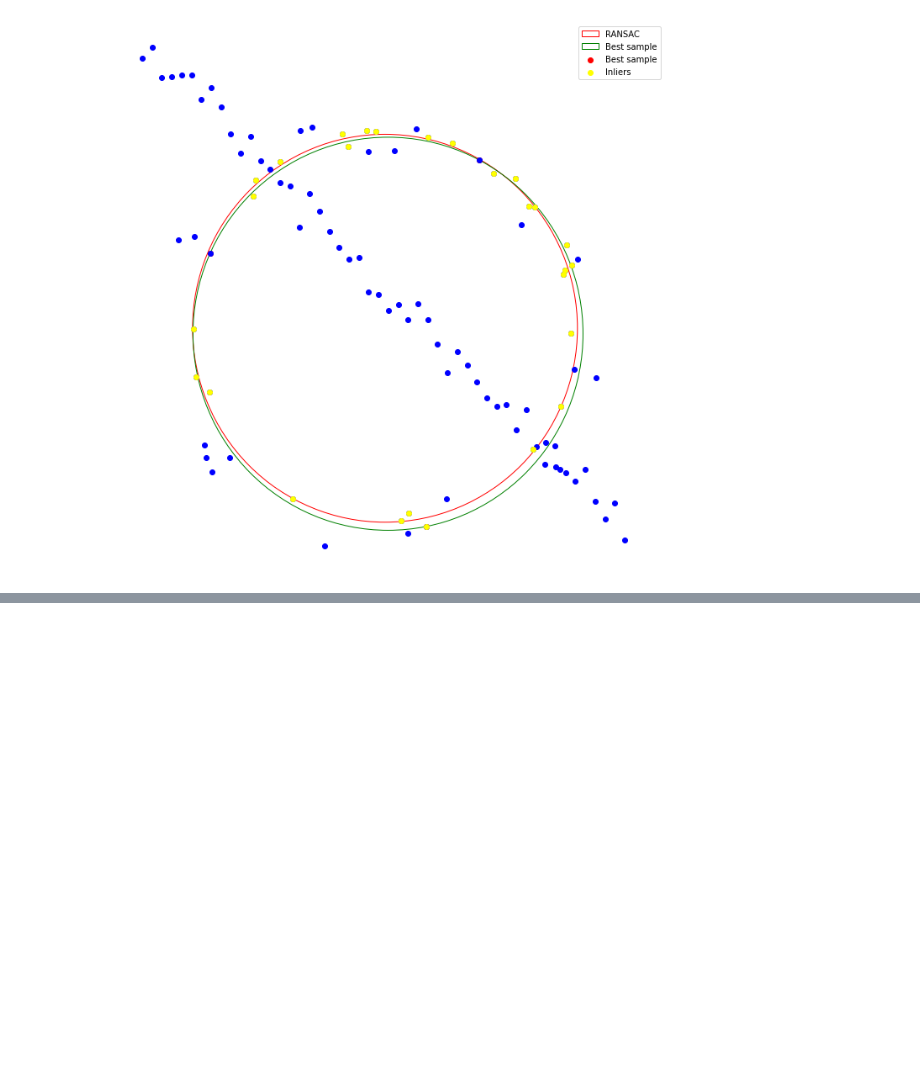
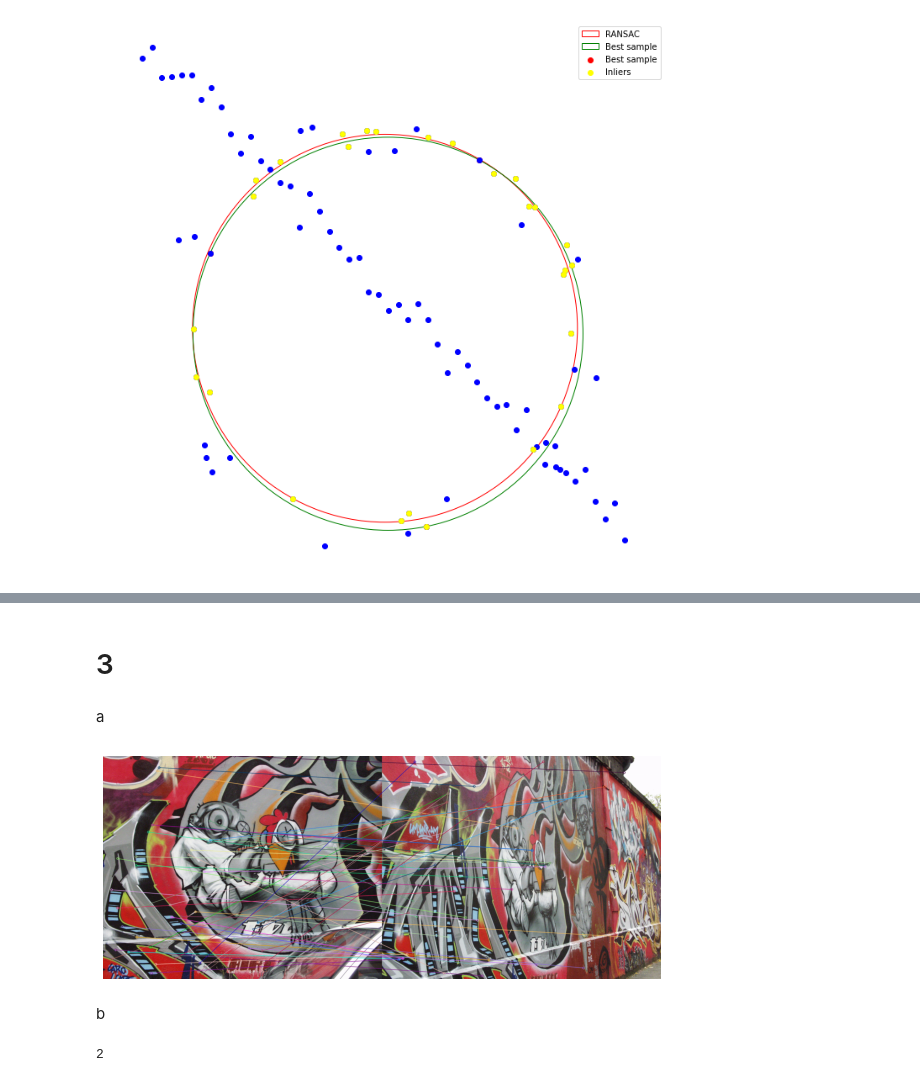
Before and after one commit to Maleeshas/Assignment_Image_Processing_EN2550, a Jupyter notebook: Assignment_02_190595J.ipynb, the cells around one changed output, grey strips where cells are left out. Cells and saved outputs as stored; diff of their text form; code cells hidden in the pictures; blank space fills up the shorter version.

```diff
--- a/Assignment_02_190595J.ipynb
+++ b/Assignment_02_190595J.ipynb
@@ -77,0 +178,43 @@ plt.show()
+# %% [markdown]
+# 3
+# %% [markdown]
+a
+# %%
+import cv2 as cv
+
+img1, img2 = cv.imread(r"Images\graf\img1.ppm"), cv.imread(r"Images\graf\img5.ppm")
+img1, img2 = cv.cvtColor(img1, cv.COLOR_BGR2RGB), cv.cvtColor(img2, cv.COLOR_BGR2RGB)
+
+
+sift = cv.xfeatures2d.SIFT_create()
+
+kp1, desc1 = sift.detectAndCompute(img1, None)
+kp2, desc2 = sift.detectAndCompute(img2, None)
+
+bf = cv.BFMatcher()
+matches = bf.knnMatch(desc1, desc2, k=2)
+good, pts1, pts2 = [], [], []
+
+for m, n in matches:
+    if m.distance < 0.75*n.distance:
+        good.append([m])
+        pts1.append(kp1[m.queryIdx].pt)
+        pts2.append(kp2[m.trainIdx].pt)
+
+good, pts1, pts2 = np.array(good), np.array(pts1), np.array(pts2)
+matched_img = cv.drawMatchesKnn(img1, kp1, img2, kp2, good[:50], None, flags=2)
+
+fig, ax = plt.subplots(figsize = (10, 10))
+#ax.set_title('SIFT Feature Matching Between Graffiti Images')
+ax.imshow(matched_img)
+ax.axis('off')
+#plt.savefig(r"Report\Images\31.png")
+plt.show()
+# %% [output]
+[figure, added]
+# %% [markdown]
+b
+# %%
+b
+# %% [output]
+2
```
Also changed, not shown: parts of 3 cells of this notebook, 16 other files.
